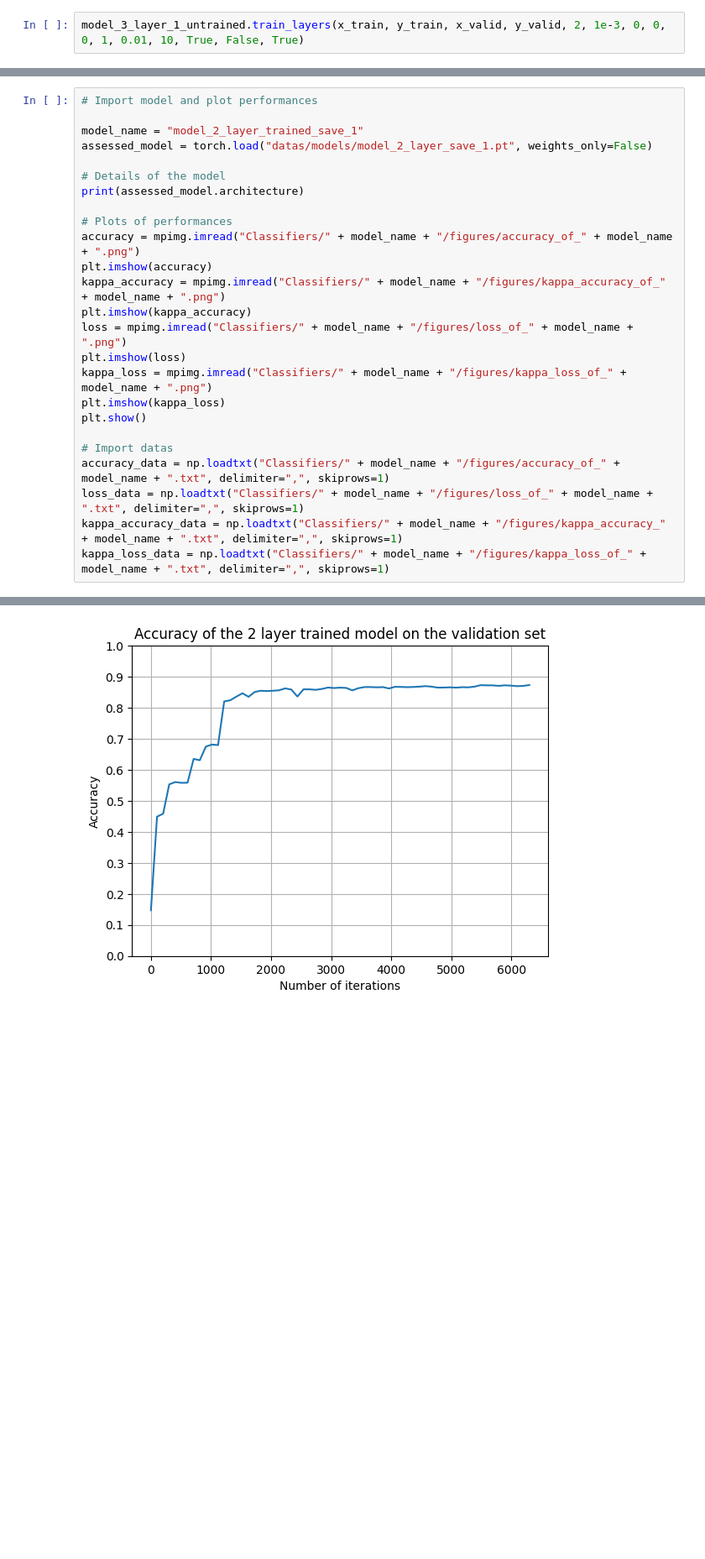
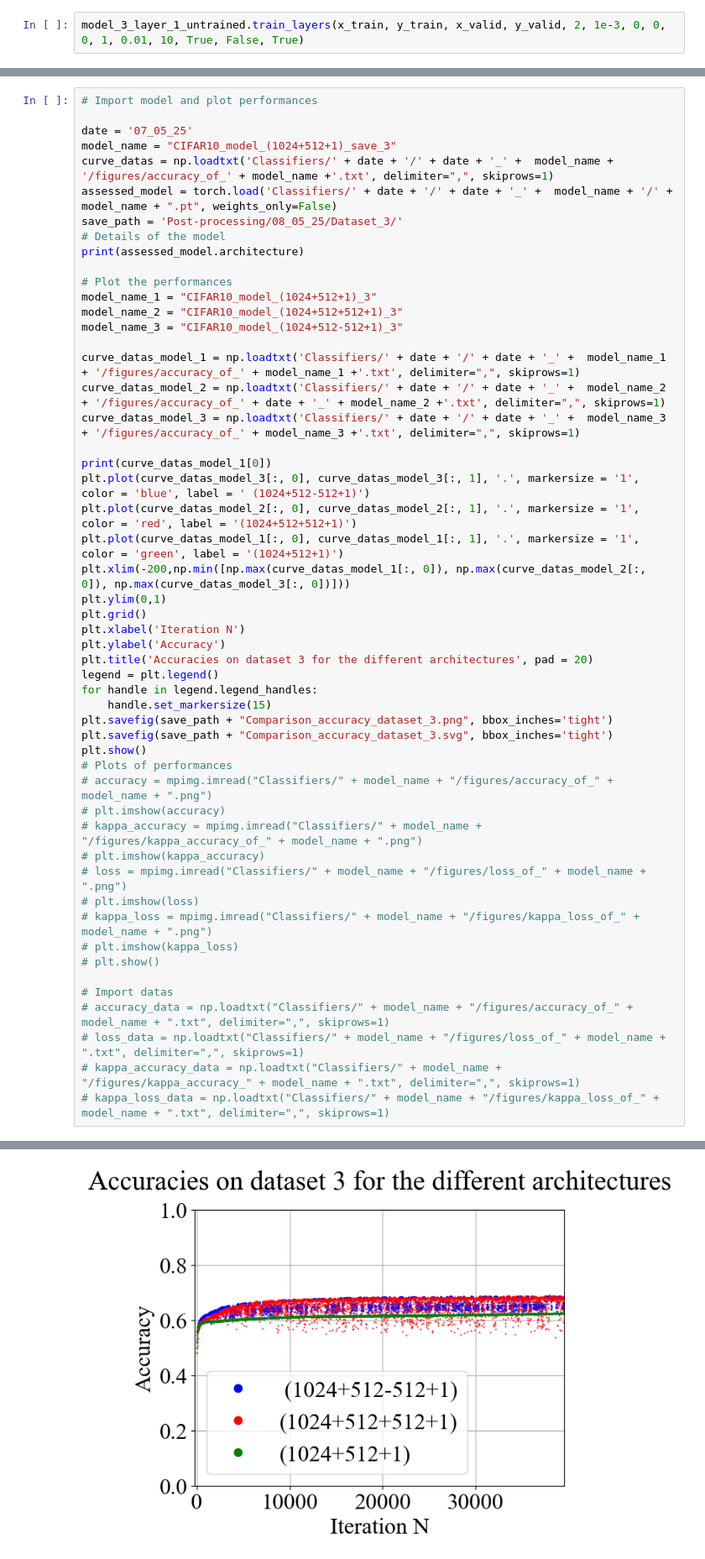
Before and after one commit to HugoVidal1/Stage_P3A_IdePHICS, a Jupyter notebook: CIFAR-10/classifiers_constructor.ipynb, the cells around one changed output, grey strips where cells are left out. Shown at 84% size. Drawn from its saved outputs; the diff is of its cells as text; blank space fills up the shorter version.

```diff
--- a/CIFAR-10/classifiers_constructor.ipynb
+++ b/CIFAR-10/classifiers_constructor.ipynb
@@ -903,26 +888,53 @@ os.makedirs("datas\models")
 # %%
 # Import model and plot performances
 
-model_name = "model_2_layer_trained_save_1"
-assessed_model = torch.load("datas/models/model_2_layer_save_1.pt", weights_only=False)
-
+date = '07_05_25'
+model_name = "CIFAR10_model_(1024+512+1)_save_3"
+curve_datas = np.loadtxt('Classifiers/' + date + '/' + date + '_' +  model_name + '/figures/accuracy_of_' + model_name +'.txt', delimiter=",", skiprows=1)
+assessed_model = torch.load('Classifiers/' + date + '/' + date + '_' +  model_name + '/' + model_name + ".pt", weights_only=False)
+save_path = 'Post-processing/08_05_25/Dataset_3/'
 # Details of the model
 print(assessed_model.architecture)
 
+# Plot the performances
+model_name_1 = "CIFAR10_model_(1024+512+1)_3"
+model_name_2 = "CIFAR10_model_(1024+512+512+1)_3"
+model_name_3 = "CIFAR10_model_(1024+512-512+1)_3"
+
+curve_datas_model_1 = np.loadtxt('Classifiers/' + date + '/' + date + '_' +  model_name_1 + '/figures/accuracy_of_' + model_name_1 +'.txt', delimiter=",", skiprows=1)
+curve_datas_model_2 = np.loadtxt('Classifiers/' + date + '/' + date + '_' +  model_name_2 + '/figures/accuracy_of_' + date + '_' + model_name_2 +'.txt', delimiter=",", skiprows=1)
+curve_datas_model_3 = np.loadtxt('Classifiers/' + date + '/' + date + '_' +  model_name_3 + '/figures/accuracy_of_' + model_name_3 +'.txt', delimiter=",", skiprows=1)
+
+print(curve_datas_model_1[0])
+plt.plot(curve_datas_model_3[:, 0], curve_datas_model_3[:, 1], '.', markersize = '1', color = 'blue', label = ' (1024+512-512+1)')
+plt.plot(curve_datas_model_2[:, 0], curve_datas_model_2[:, 1], '.', markersize = '1', color = 'red', label = '(1024+512+512+1)')
+plt.plot(curve_datas_model_1[:, 0], curve_datas_model_1[:, 1], '.', markersize = '1', color = 'green', label = '(1024+512+1)')
+plt.xlim(-200,np.min([np.max(curve_datas_model_1[:, 0]), np.max(curve_datas_model_2[:, 0]), np.max(curve_datas_model_3[:, 0])]))
+plt.ylim(0,1)
+plt.grid()
+plt.xlabel('Iteration N')
+plt.ylabel('Accuracy')
+plt.title('Accuracies on dataset 3 for the different architectures', pad = 20)
+legend = plt.legend()
+for handle in legend.legend_handles:
+    handle.set_markersize(15)
+plt.savefig(save_path + "Comparison_accuracy_dataset_3.png", bbox_inches='tight')
+plt.savefig(save_path + "Comparison_accuracy_dataset_3.svg", bbox_inches='tight')
+plt.show()
 # Plots of performances
-accuracy = mpimg.imread("Classifiers/" + model_name + "/figures/accuracy_of_" + model_name + ".png")
-plt.imshow(accuracy)
-kappa_accuracy = mpimg.imread("Classifiers/" + model_name + "/figures/kappa_accuracy_of_" + model_name + ".png")
-plt.imshow(kappa_accuracy)
-loss = mpimg.imread("Classifiers/" + model_name + "/figures/loss_of_" + model_name + ".png")
-plt.imshow(loss)
-kappa_loss = mpimg.imread("Classifiers/" + model_name + "/figures/kappa_loss_of_" + model_name + ".png")
-plt.imshow(kappa_loss)
-plt.show()
+# accuracy = mpimg.imread("Classifiers/" + model_name + "/figures/accuracy_of_" + model_name + ".png")
+# plt.imshow(accuracy)
+# kappa_accuracy = mpimg.imread("Classifiers/" + model_name + "/figures/kappa_accuracy_of_" + model_name + ".png")
+# plt.imshow(kappa_accuracy)
+# loss = mpimg.imread("Classifiers/" + model_name + "/figures/loss_of_" + model_name + ".png")
+# plt.imshow(loss)
+# kappa_loss = mpimg.imread("Classifiers/" + model_name + "/figures/kappa_loss_of_" + model_name + ".png")
+# plt.imshow(kappa_loss)
+# plt.show()
 
 # Import datas
-accuracy_data = np.loadtxt("Classifiers/" + model_name + "/figures/accuracy_of_" + model_name + ".txt", delimiter=",", skiprows=1)
-loss_data = np.loadtxt("Classifiers/" + model_name + "/figures/loss_of_" + model_name + ".txt", delimiter=",", skiprows=1)
-kappa_accuracy_data = np.loadtxt("Classifiers/" + model_name + "/figures/kappa_accuracy_" + model_name + ".txt", delimiter=",", skiprows=1)
-kappa_loss_data = np.loadtxt("Classifiers/" + model_name + "/figures/kappa_loss_of_" + model_name + ".txt", delimiter=",", skiprows=1)
+# accuracy_data = np.loadtxt("Classifiers/" + model_name + "/figures/accuracy_of_" + model_name + ".txt", delimiter=",", skiprows=1)
+# loss_data = np.loadtxt("Classifiers/" + model_name + "/figures/loss_of_" + model_name + ".txt", delimiter=",", skiprows=1)
+# kappa_accuracy_data = np.loadtxt("Classifiers/" + model_name + "/figures/kappa_accuracy_" + model_name + ".txt", delimiter=",", skiprows=1)
+# kappa_loss_data = np.loadtxt("Classifiers/" + model_name + "/figures/kappa_loss_of_" + model_name + ".txt", delimiter=",", skiprows=1)
 # %% [output]
@@ -931 +943 @@ tensor(0.8692)
-[figure, old version]
+[figure, new version]
```
Also changed, not shown: parts of 13 cells of this notebook, 6 other files.
